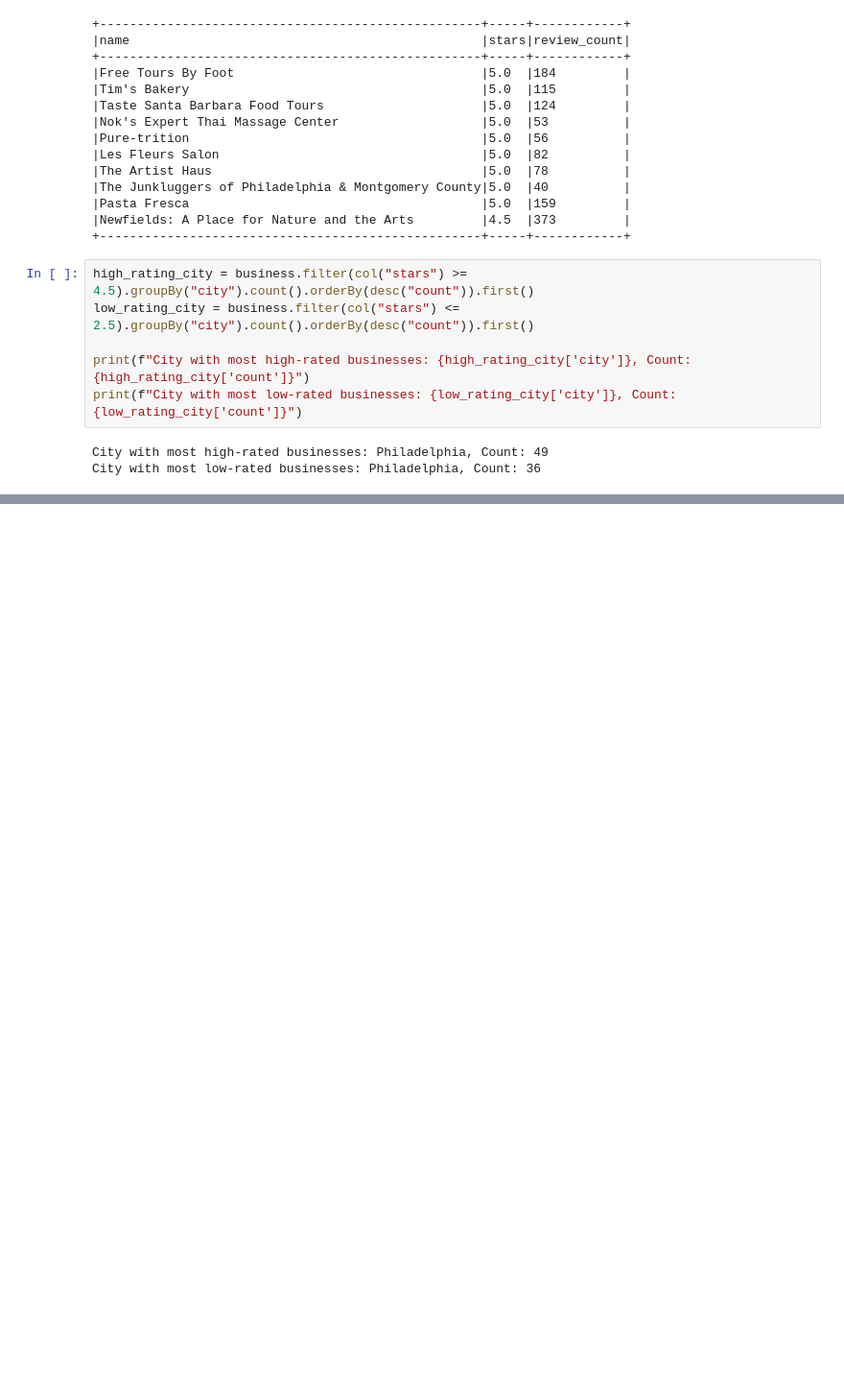
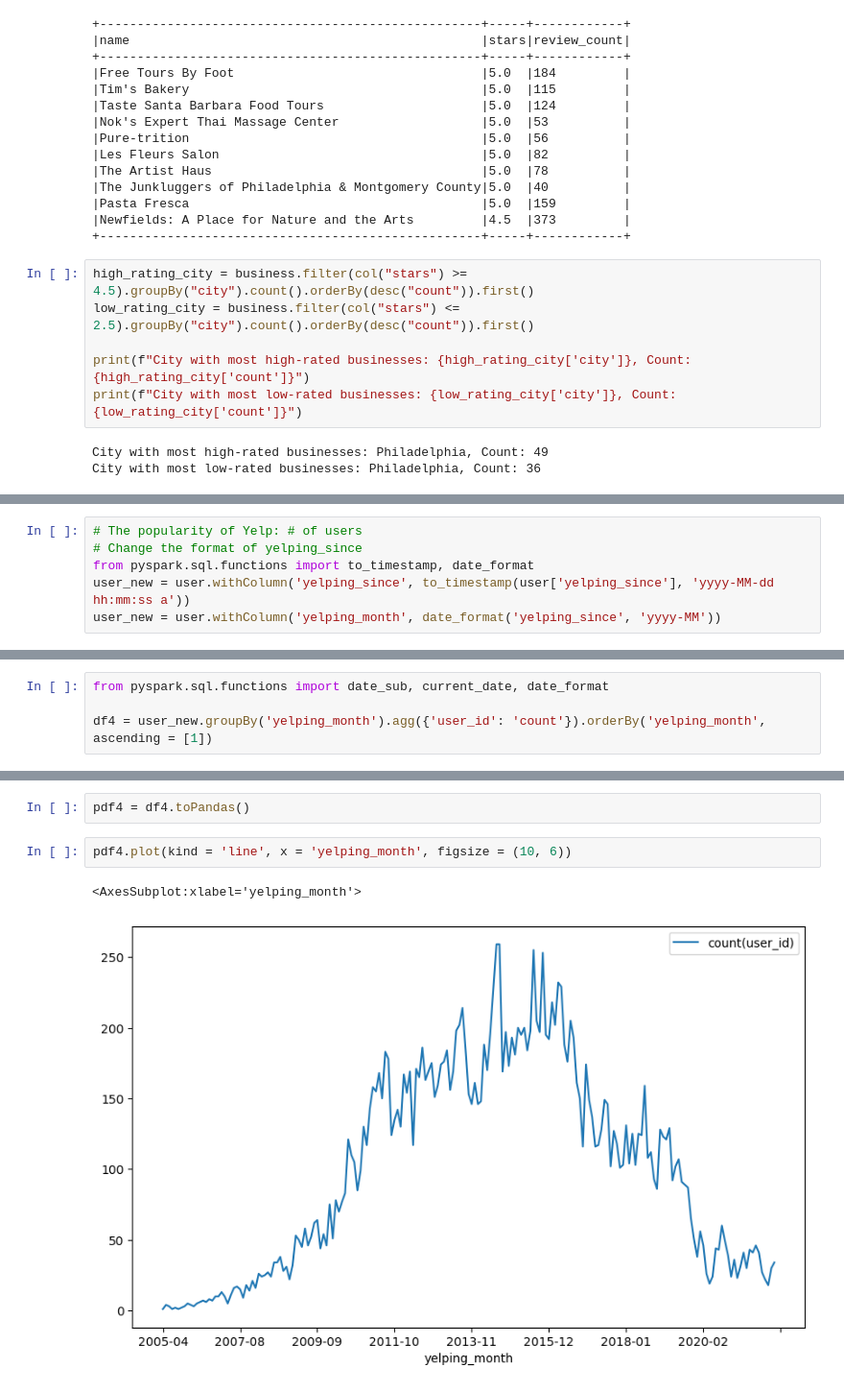
Before and after one commit to sdingx/bdp_summer23, a Jupyter notebook: EDA_Paula.ipynb, the cells around one changed output, grey strips where cells are left out. Shown: that part at 96% size. Drawn from its saved outputs; the diff is of its cells as text; blank space fills up the shorter version.

```diff
--- a/EDA_Paula.ipynb
+++ b/EDA_Paula.ipynb
@@ -376,0 +513,6 @@ user.show()
+# %%
+# The popularity of Yelp: # of users
+# Change the format of yelping_since
+from pyspark.sql.functions import to_timestamp, date_format
+user_new = user.withColumn('yelping_since', to_timestamp(user['yelping_since'], 'yyyy-MM-dd hh:mm:ss a'))
+user_new = user.withColumn('yelping_month', date_format('yelping_since', 'yyyy-MM'))
@@ -376,0 +536,4 @@ user.show()
+# %%
+from pyspark.sql.functions import date_sub, current_date, date_format
+
+df4 = user_new.groupBy('yelping_month').agg({'user_id': 'count'}).orderBy('yelping_month', ascending = [1])
@@ -376,0 +561,7 @@ user.show()
+# %%
+pdf4 = df4.toPandas()
+# %%
+pdf4.plot(kind = 'line', x = 'yelping_month', figsize = (10, 6))
+# %% [output]
+<AxesSubplot:xlabel='yelping_month'>
+[figure, added]
```
Also changed, not shown: parts of 14 cells of this notebook.
